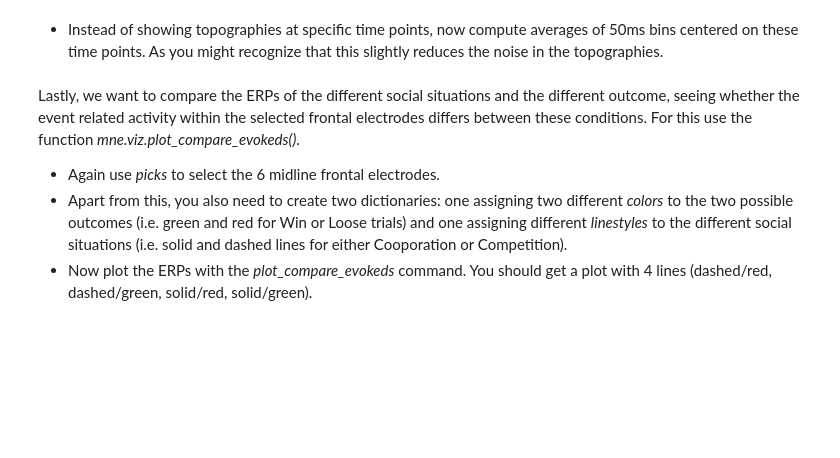
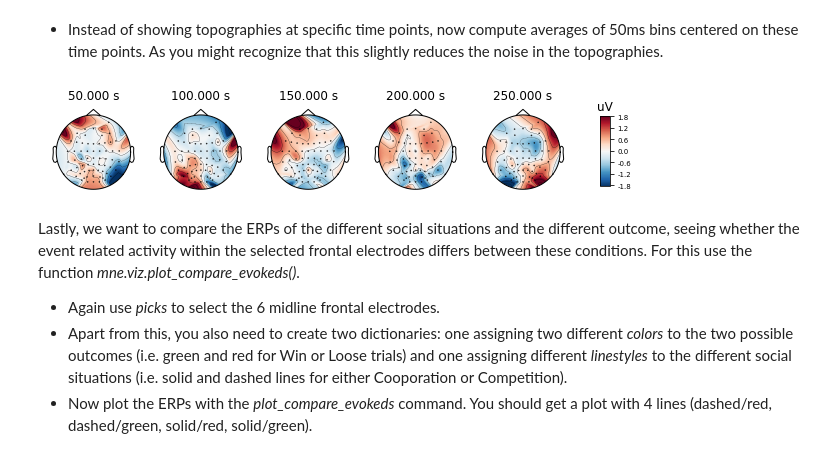
Before and after one commit to NBP-ACC/week-10-acc_2, a Jupyter notebook: Sheet08.ipynb, the cells around one changed output. Saved outputs shown, nothing was run; the diff lists cells and outputs as text; code cells hidden in the pictures; blank space fills up the shorter version.

```diff
--- a/Sheet08.ipynb
+++ b/Sheet08.ipynb
@@ -298,3 +309,8 @@ times = #TODO
+# %%
+times = np.arange(50,260,50)
+evoked_dict["Comp/Win"].plot_topomap(times);
+# %% [output]
+[figure, added]
 # %% [markdown]
 Lastly, we want to compare the ERPs of the different social situations and the different outcome, seeing whether the event related activity within the selected frontal electrodes differs between these conditions. For this use the function *mne.viz.plot_compare_evokeds()*.
 - Again use *picks* to select the 6 midline frontal electrodes.
```
Also changed, not shown: parts of 12 cells of this notebook.
